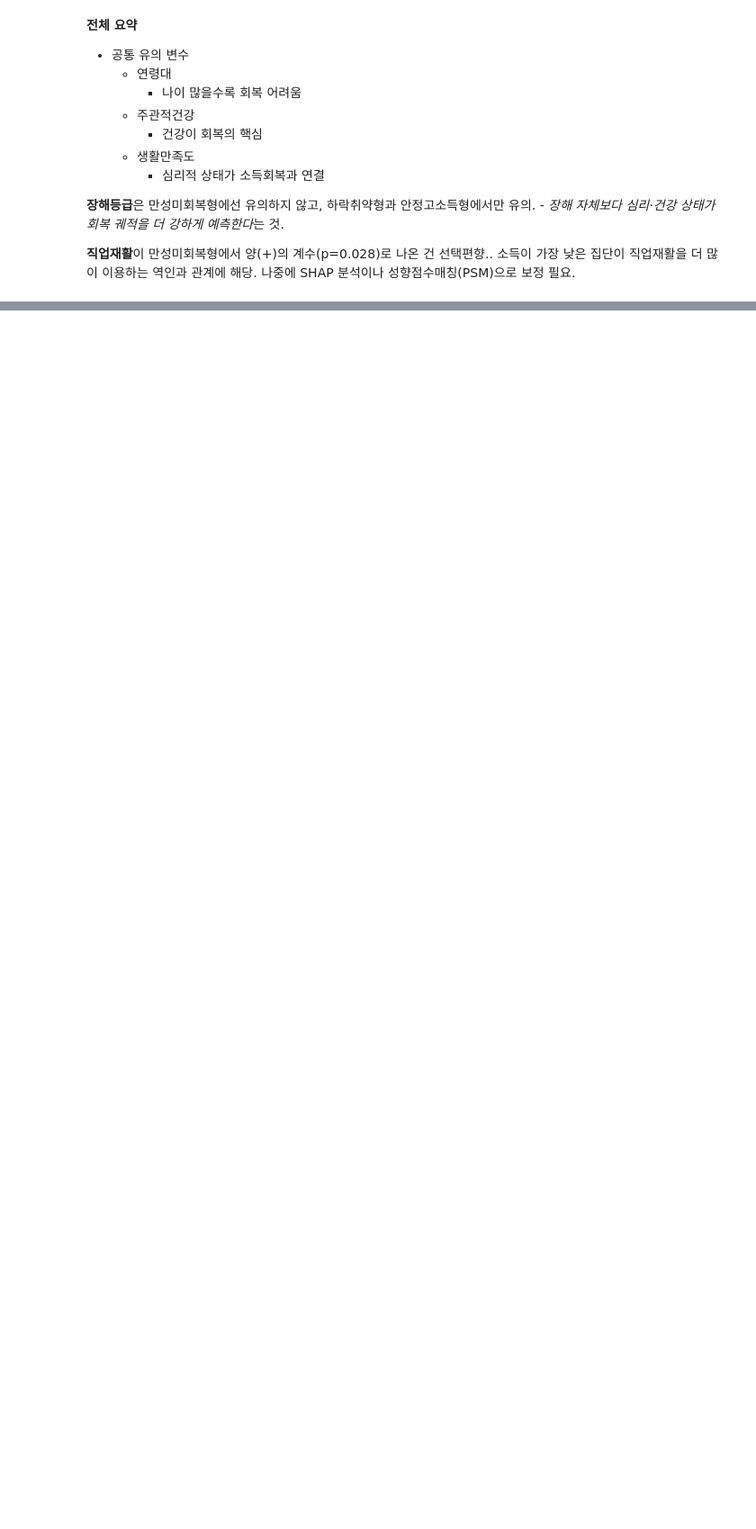
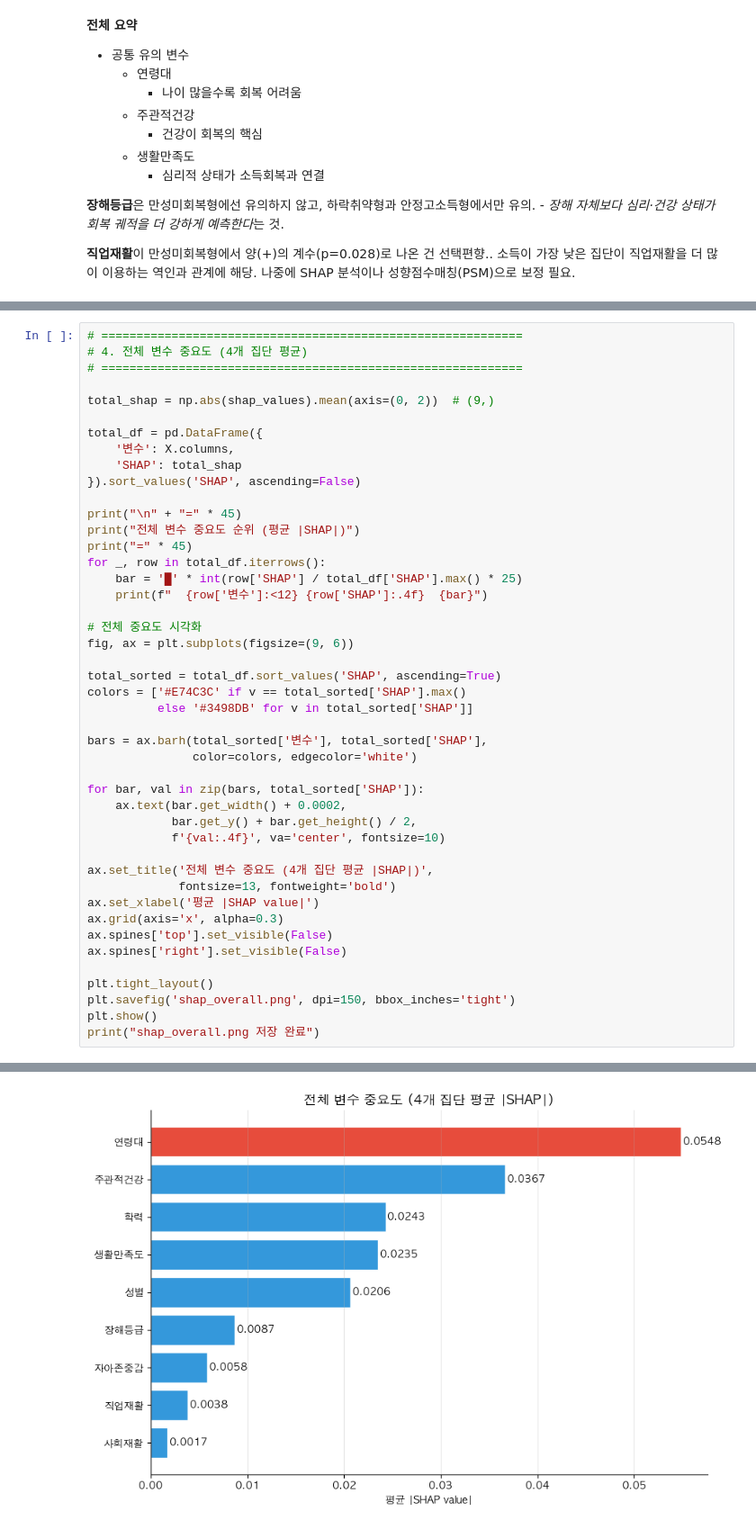
Before and after one commit to hwangsahyun/PSWCI, a Jupyter notebook: PSWCI_code.ipynb, the cells around one changed output, grey strips where cells are left out. Shown at 90% size. Cells and saved outputs as stored; diff of their text form; blank space fills up the shorter version.

```diff
--- a/PSWCI_code.ipynb
+++ b/PSWCI_code.ipynb
@@ -1612,0 +1841,46 @@ Reference 집단: 집단3(부분회복형)과 그 외 집단
+# %%
+# ============================================================
+# 4. 전체 변수 중요도 (4개 집단 평균)
+# ============================================================
+
+total_shap = np.abs(shap_values).mean(axis=(0, 2))  # (9,)
+
+total_df = pd.DataFrame({
+    '변수': X.columns,
+    'SHAP': total_shap
+}).sort_values('SHAP', ascending=False)
+
+print("\n" + "=" * 45)
+print("전체 변수 중요도 순위 (평균 |SHAP|)")
+print("=" * 45)
+for _, row in total_df.iterrows():
+    bar = '█' * int(row['SHAP'] / total_df['SHAP'].max() * 25)
+    print(f"  {row['변수']:<12} {row['SHAP']:.4f}  {bar}")
+
+# 전체 중요도 시각화
+fig, ax = plt.subplots(figsize=(9, 6))
+
+total_sorted = total_df.sort_values('SHAP', ascending=True)
+colors = ['#E74C3C' if v == total_sorted['SHAP'].max()
+          else '#3498DB' for v in total_sorted['SHAP']]
+
+bars = ax.barh(total_sorted['변수'], total_sorted['SHAP'],
+               color=colors, edgecolor='white')
+
+for bar, val in zip(bars, total_sorted['SHAP']):
+    ax.text(bar.get_width() + 0.0002,
+            bar.get_y() + bar.get_height() / 2,
+            f'{val:.4f}', va='center', fontsize=10)
+
+ax.set_title('전체 변수 중요도 (4개 집단 평균 |SHAP|)',
+             fontsize=13, fontweight='bold')
+ax.set_xlabel('평균 |SHAP value|')
+ax.grid(axis='x', alpha=0.3)
+ax.spines['top'].set_visible(False)
+ax.spines['right'].set_visible(False)
+
+plt.tight_layout()
+plt.savefig('shap_overall.png', dpi=150, bbox_inches='tight')
+plt.show()
+print("shap_overall.png 저장 완료")
+# %% [output]
@@ -1612,0 +1899 @@ Reference 집단: 집단3(부분회복형)과 그 외 집단
+[figure, added]
```
Also changed, not shown: parts of 10 cells of this notebook, 3 other files.
